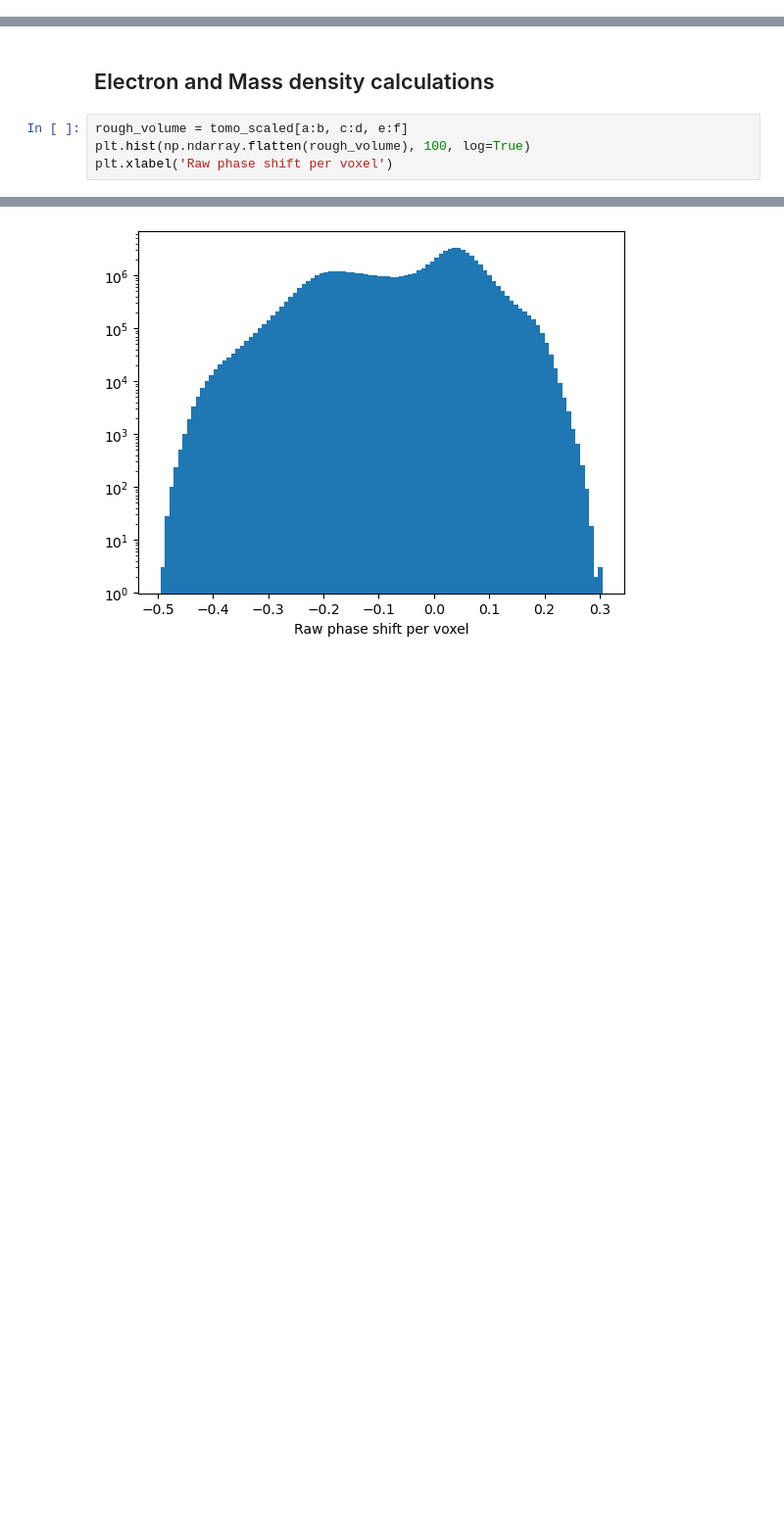
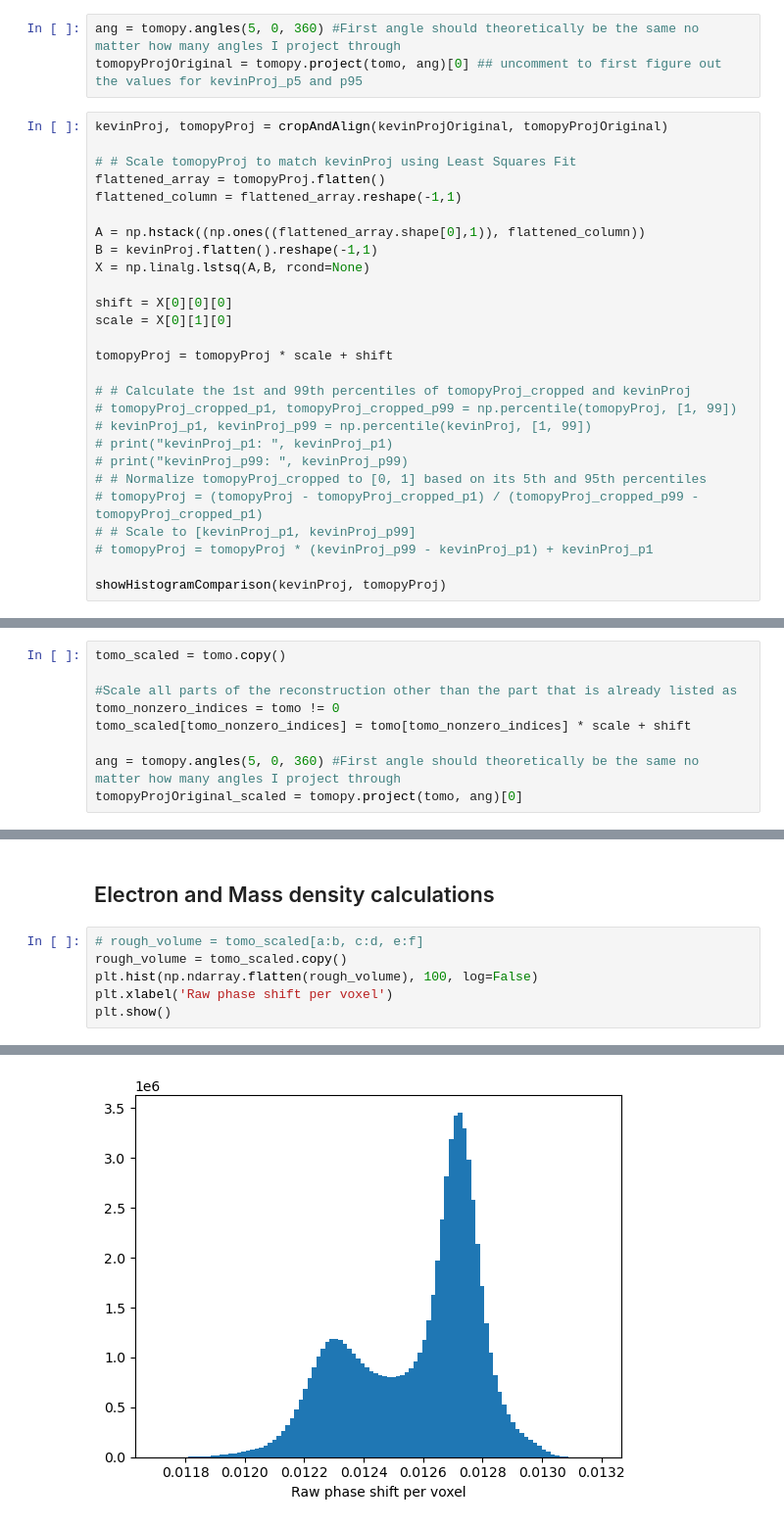
Before and after one commit to levijh1/TomoMono, a Jupyter notebook: densityConversion.ipynb, the cells around one changed output, grey strips where cells are left out. Shown at 98% size. Drawn from its saved outputs; the diff is of its cells as text; blank space fills up the shorter version.

```diff
--- a/densityConversion.ipynb
+++ b/densityConversion.ipynb
@@ -130,0 +115,30 @@ plt.show()
+# %%
+ang = tomopy.angles(5, 0, 360) #First angle should theoretically be the same no matter how many angles I project through
+tomopyProjOriginal = tomopy.project(tomo, ang)[0] ## uncomment to first figure out the values for kevinProj_p5 and p95
+# %%
+kevinProj, tomopyProj = cropAndAlign(kevinProjOriginal, tomopyProjOriginal)
+
+# # Scale tomopyProj to match kevinProj using Least Squares Fit
+flattened_array = tomopyProj.flatten()
+flattened_column = flattened_array.reshape(-1,1)
+
+A = np.hstack((np.ones((flattened_array.shape[0],1)), flattened_column))
+B = kevinProj.flatten().reshape(-1,1)
+X = np.linalg.lstsq(A,B, rcond=None)
+
+shift = X[0][0][0]
+scale = X[0][1][0]
+
+tomopyProj = tomopyProj * scale + shift
+
+# # Calculate the 1st and 99th percentiles of tomopyProj_cropped and kevinProj
+# tomopyProj_cropped_p1, tomopyProj_cropped_p99 = np.percentile(tomopyProj, [1, 99])
+# kevinProj_p1, kevinProj_p99 = np.percentile(kevinProj, [1, 99])
+# print("kevinProj_p1: ", kevinProj_p1)
+# print("kevinProj_p99: ", kevinProj_p99)
+# # Normalize tomopyProj_cropped to [0, 1] based on its 5th and 95th percentiles
+# tomopyProj = (tomopyProj - tomopyProj_cropped_p1) / (tomopyProj_cropped_p99 - tomopyProj_cropped_p1)
+# # Scale to [kevinProj_p1, kevinProj_p99]
+# tomopyProj = tomopyProj * (kevinProj_p99 - kevinProj_p1) + kevinProj_p1
+
+showHistogramComparison(kevinProj, tomopyProj)
@@ -130,0 +151,9 @@ plt.show()
+# %%
+tomo_scaled = tomo.copy()
+
+#Scale all parts of the reconstruction other than the part that is already listed as
+tomo_nonzero_indices = tomo != 0
+tomo_scaled[tomo_nonzero_indices] = tomo[tomo_nonzero_indices] * scale + shift
+
+ang = tomopy.angles(5, 0, 360) #First angle should theoretically be the same no matter how many angles I project through
+tomopyProjOriginal_scaled = tomopy.project(tomo, ang)[0]
@@ -131,7 +167,9 @@ plt.show()
 # %% [markdown]
 ## Electron and Mass density calculations
 # %%
-rough_volume = tomo_scaled[a:b, c:d, e:f]
-plt.hist(np.ndarray.flatten(rough_volume), 100, log=True)
+# rough_volume = tomo_scaled[a:b, c:d, e:f]
+rough_volume = tomo_scaled.copy()
+plt.hist(np.ndarray.flatten(rough_volume), 100, log=False)
 plt.xlabel('Raw phase shift per voxel')
+plt.show()
 # %% [output]
@@ -139,3 +176,3 @@ Text(0.5, 0, 'Raw phase shift per voxel')
-[figure, old version]
+[figure, new version]
 # %%
 #Shift so phase difference of peak is 0
```
Also changed, not shown: parts of 20 cells of this notebook, 3 other files.
